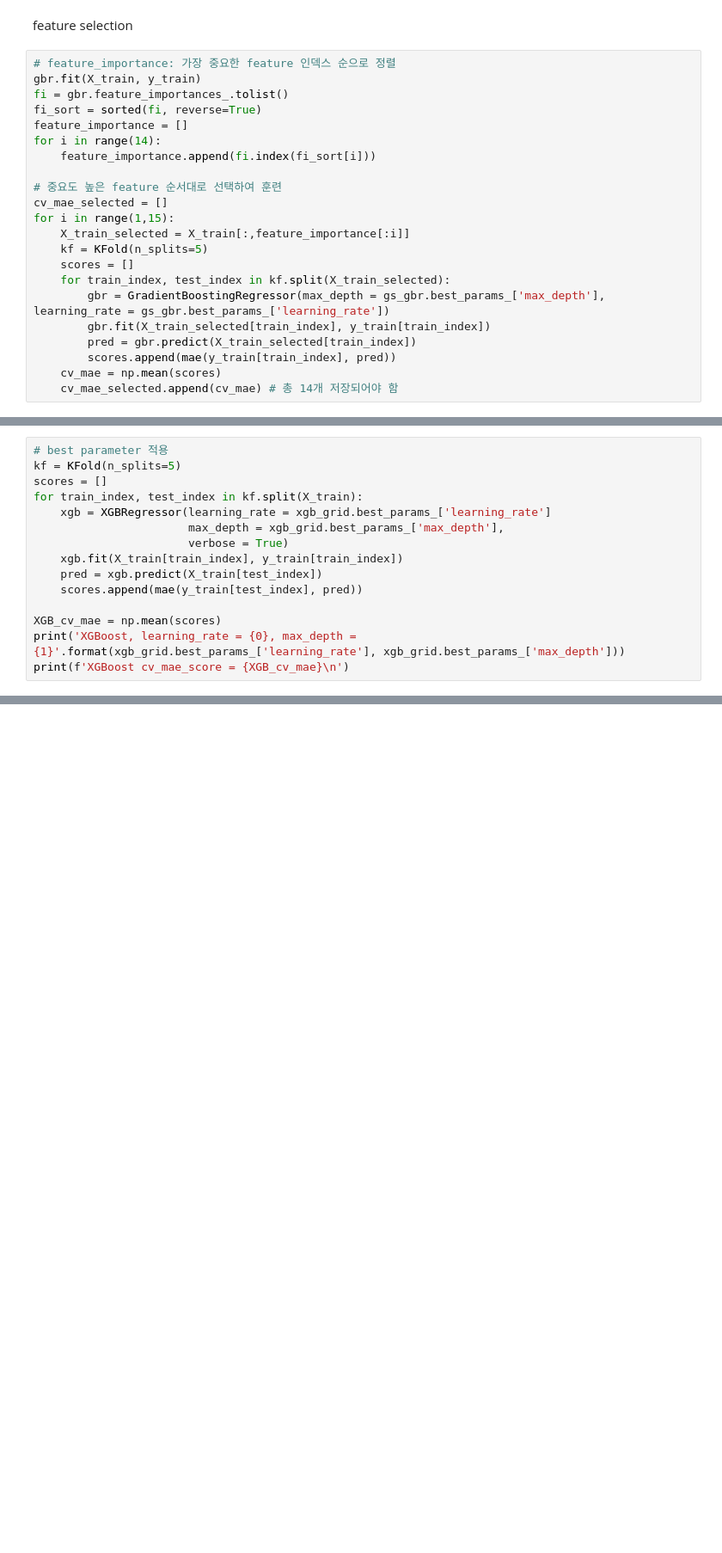
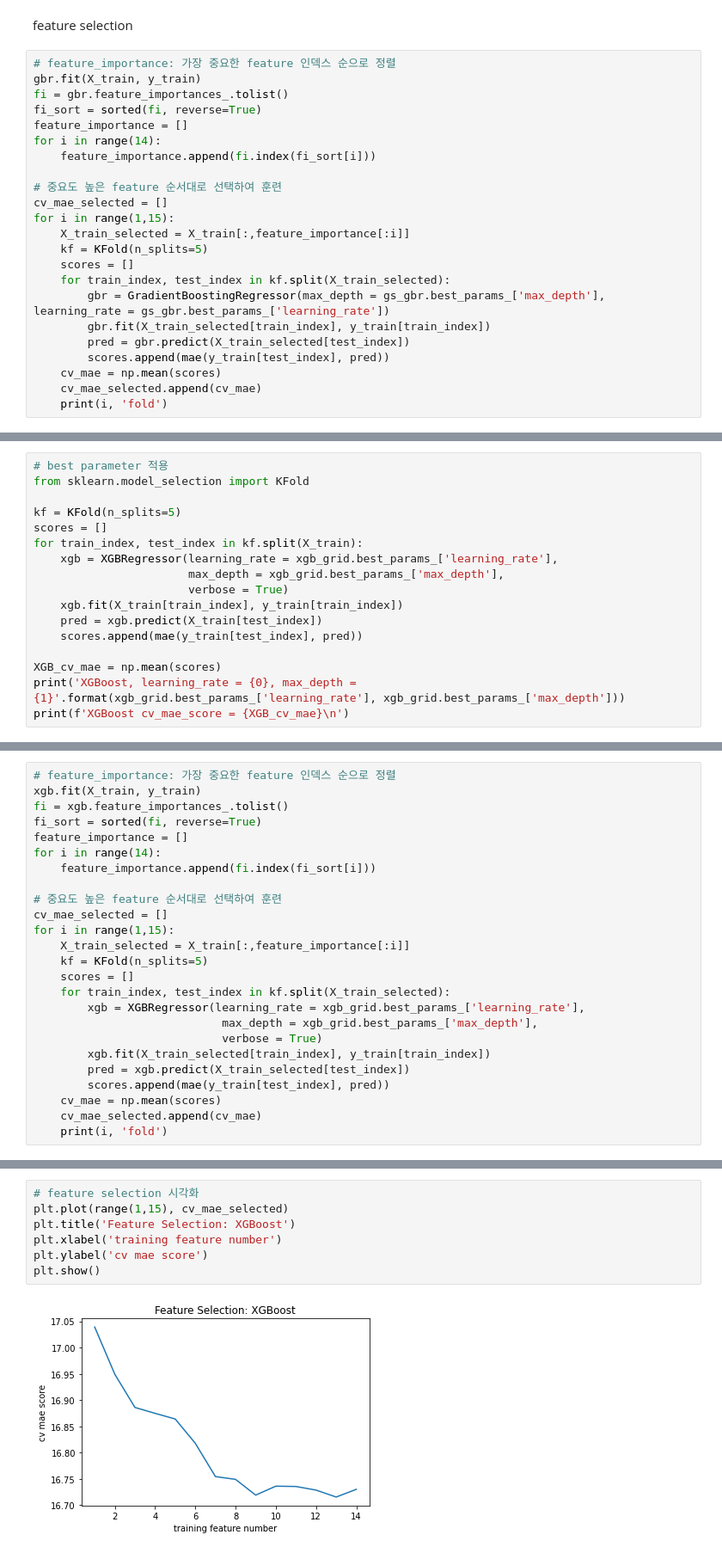
Before and after one commit to deagwon97/machine-learning-and-practice-report, a Jupyter notebook: Dacon_satellite_model.ipynb, the cells around one changed output, grey strips where cells are left out. Shown at 86% size. Drawn from its saved outputs; the diff is of its cells as text; blank space fills up the shorter version.

```diff
--- a/Dacon_satellite_model.ipynb
+++ b/Dacon_satellite_model.ipynb
@@ -621,7 +668,8 @@ for i in range(1,15):
     for train_index, test_index in kf.split(X_train_selected):
         gbr = GradientBoostingRegressor(max_depth = gs_gbr.best_params_['max_depth'], learning_rate = gs_gbr.best_params_['learning_rate'])
         gbr.fit(X_train_selected[train_index], y_train[train_index])
-        pred = gbr.predict(X_train_selected[train_index])
-        scores.append(mae(y_train[train_index], pred))
+        pred = gbr.predict(X_train_selected[test_index])
+        scores.append(mae(y_train[test_index], pred))
     cv_mae = np.mean(scores)
-    cv_mae_selected.append(cv_mae) # 총 14개 저장되어야 함
+    cv_mae_selected.append(cv_mae)
+    print(i, 'fold')
@@ -667,9 +748,11 @@ Fitting 2 folds for each of 9 candidates, totalling 18 fits
 # %%
 # best parameter 적용
+from sklearn.model_selection import KFold
+
 kf = KFold(n_splits=5)
 scores = []
 for train_index, test_index in kf.split(X_train):
-    xgb = XGBRegressor(learning_rate = xgb_grid.best_params_['learning_rate']
+    xgb = XGBRegressor(learning_rate = xgb_grid.best_params_['learning_rate'],
                        max_depth = xgb_grid.best_params_['max_depth'],
                        verbose = True)
     xgb.fit(X_train[train_index], y_train[train_index])
@@ -687,0 +781,25 @@ plt.show()
+# %%
+# feature_importance: 가장 중요한 feature 인덱스 순으로 정렬
+xgb.fit(X_train, y_train)
+fi = xgb.feature_importances_.tolist()
+fi_sort = sorted(fi, reverse=True)
+feature_importance = []
+for i in range(14):
+    feature_importance.append(fi.index(fi_sort[i]))
+
+# 중요도 높은 feature 순서대로 선택하여 훈련
+cv_mae_selected = []
+for i in range(1,15):
+    X_train_selected = X_train[:,feature_importance[:i]]
+    kf = KFold(n_splits=5)
+    scores = []
+    for train_index, test_index in kf.split(X_train_selected):
+        xgb = XGBRegressor(learning_rate = xgb_grid.best_params_['learning_rate'],
+                            max_depth = xgb_grid.best_params_['max_depth'],
+                            verbose = True)
+        xgb.fit(X_train_selected[train_index], y_train[train_index])
+        pred = xgb.predict(X_train_selected[test_index])
+        scores.append(mae(y_train[test_index], pred))
+    cv_mae = np.mean(scores)
+    cv_mae_selected.append(cv_mae)
+    print(i, 'fold')
@@ -687,0 +824,9 @@ plt.show()
+# %%
+# feature selection 시각화
+plt.plot(range(1,15), cv_mae_selected)
+plt.title('Feature Selection: XGBoost')
+plt.xlabel('training feature number')
+plt.ylabel('cv mae score')
+plt.show()
+# %% [output]
+[figure, added]
```
Also changed, not shown: parts of 18 cells of this notebook.
